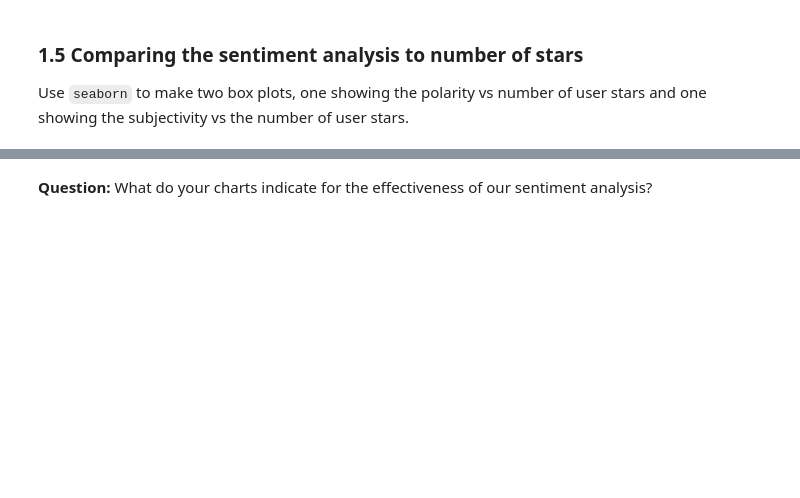
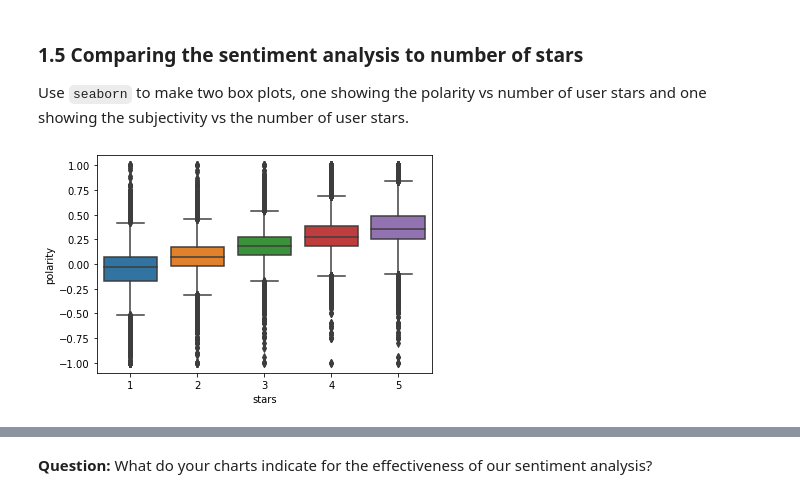
Before and after one commit to yhp92/assignment-4, a Jupyter notebook: assignment-4.ipynb, the cells around one changed output, grey strips where cells are left out. Cells and saved outputs as stored; diff of their text form; code cells hidden in the pictures; blank space fills up the shorter version.

```diff
--- a/assignment-4.ipynb
+++ b/assignment-4.ipynb
@@ -51,0 +105,5 @@ Overwrite the 'formatted_text' column to contain a list of lower-cased words in
+# %%
+stop_words = list(set(nltk.corpus.stopwords.words('english')))
+# %%
+formatted_text = [[a for a in sentence if a not in stop_words] for sentence in formatted_text]
+formatted_text
@@ -59,0 +138,11 @@ Add two new columns to the review DataFrame: `polarity` and `subjectivity`.
+# %%
+blobs = [textblob.TextBlob(t) for t in revw['text']]
+# %%
+data = {}
+data['stars'] = revw['stars']
+data['polarity'] = [blob.sentiment.polarity for blob in blobs]
+data['subjectivity'] = [blob.sentiment.subjectivity for blob in blobs]
+data['text'] = revw['text']
+data['formatted_text'] = [a for a in formatted_text].copy()
+data['review_id'] = revw['review_id']
+data = pd.DataFrame(data)
@@ -63,0 +179,4 @@ Use `seaborn` to make two box plots, one showing the polarity vs number of user
+# %%
+ax = sns.boxplot(x='stars', y='polarity',data = data)
+# %% [output]
+[figure, added]
```
Also changed, not shown: parts of 54 cells of this notebook.
